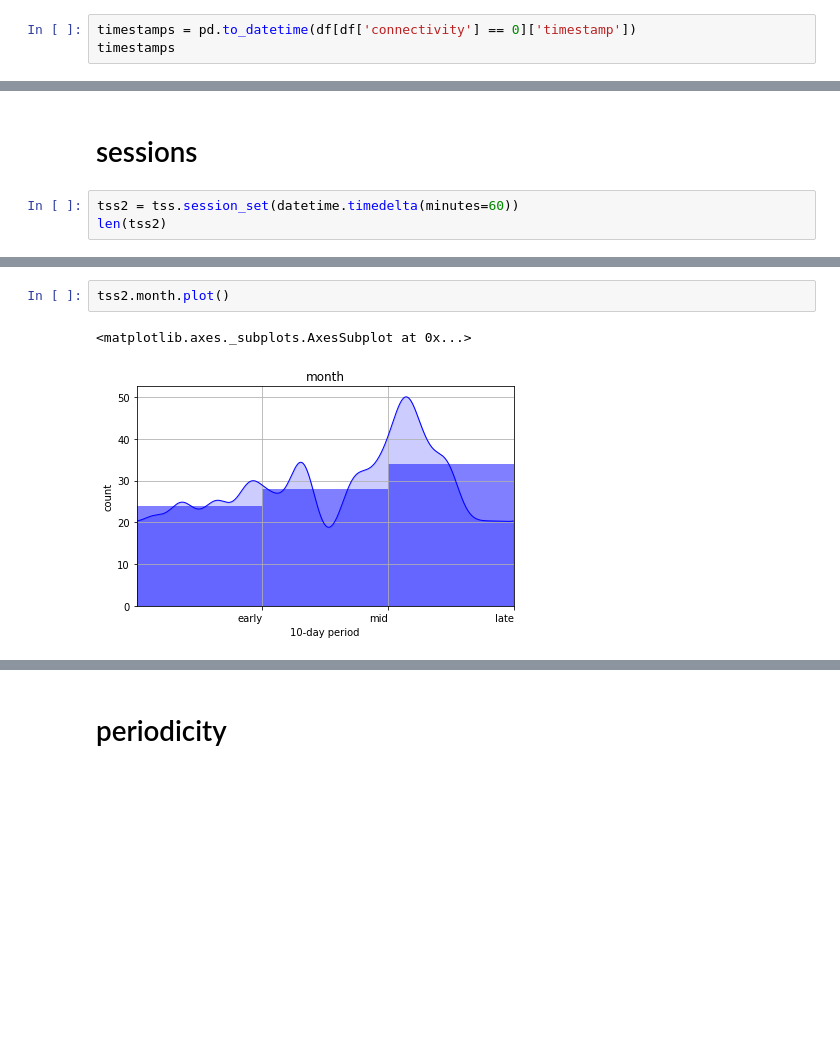
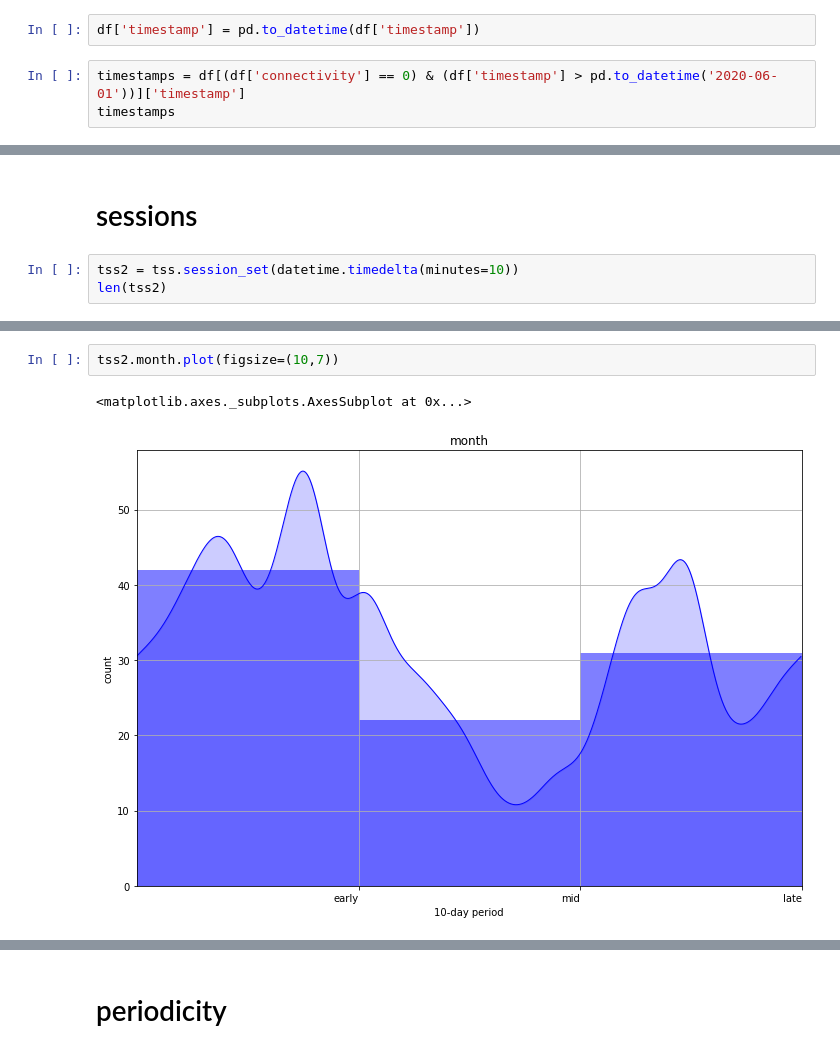
Before and after one commit to averykhoo/temporal-patterns, a Jupyter notebook: network-downtime.ipynb, the cells around one changed output, grey strips where cells are left out. Saved outputs shown, nothing was run; the diff lists cells and outputs as text; blank space fills up the shorter version.

```diff
--- a/network-downtime.ipynb
+++ b/network-downtime.ipynb
@@ -26,4 +26,6 @@ df
+# %%
+df['timestamp'] = pd.to_datetime(df['timestamp'])
 # %%
-timestamps = pd.to_datetime(df[df['connectivity'] == 0]['timestamp'])
+timestamps = df[(df['connectivity'] == 0) & (df['timestamp'] > pd.to_datetime('2020-06-01'))]['timestamp']
 timestamps
 # %% [output]
@@ -89,6 +91,6 @@ for i in range(1,61):
 # %% [markdown]
 # sessions
 # %%
-tss2 = tss.session_set(datetime.timedelta(minutes=60))
+tss2 = tss.session_set(datetime.timedelta(minutes=10))
 len(tss2)
 # %% [output]
@@ -115,6 +147,6 @@ tss2.plot()
 # %%
-tss2.month.plot()
+tss2.month.plot(figsize=(10,7))
 # %% [output]
 <matplotlib.axes._subplots.AxesSubplot at 0x...>
-[figure, old version]
+[figure, new version]
 # %%
```
Also changed, not shown: parts of 22 cells of this notebook.
